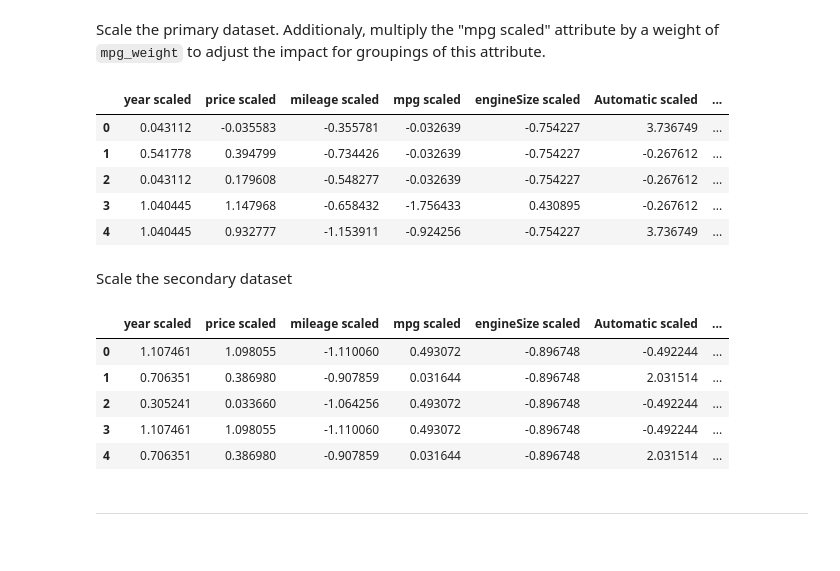
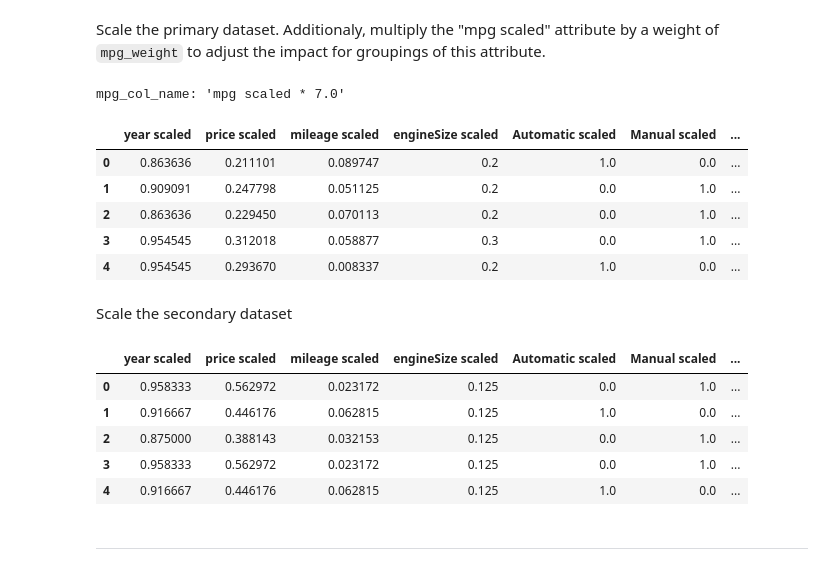
Before and after one commit to ddoggdiggitty/INFS-768-project, a Jupyter notebook: Group Project/Programming/CompiledKNN.ipynb, the cells around one changed output. Drawn from its saved outputs; the diff is of its cells as text; code cells hidden in the pictures.

```diff
--- a/Group Project/Programming/CompiledKNN.ipynb
+++ b/Group Project/Programming/CompiledKNN.ipynb
@@ -134,22 +142,30 @@ mpg_weight = 7.0
 # %%
 df = pd.read_csv("clean1_Ford.csv")
+# %%
+mpg_weight = 7.0
+
+# use mpg_col_name to rename the columns after adjusting the "mpg scaled" feature
+mpg_col_name = "mpg scaled * " + str(mpg_weight)
+print("mpg_col_name: '" + mpg_col_name + "'")
+# %% [output]
+mpg_col_name: 'mpg scaled * 7.0'
 # %%
-scaler = StandardScaler()
+scaler = MinMaxScaler()
 X = df.drop("model", axis=1)
 scaler.fit(X)
 X_scaled = scaler.transform(X)
 X.columns = X.columns + " scaled"
 X_scaled = pd.DataFrame(X_scaled, columns=X.columns)
-display(X_scaled.head())
-# %% [output]
-|  | year scaled | price scaled | mileage scaled | mpg scaled | engineSize scaled | Automatic scaled | ... |
-| 0 | 0.043112 | -0.035583 | -0.355781 | -0.032639 | -0.754227 | 3.736749 | ... |
-| 1 | 0.541778 | 0.394799 | -0.734426 | -0.032639 | -0.754227 | -0.267612 | ... |
-| 2 | 0.043112 | 0.179608 | -0.548277 | -0.032639 | -0.754227 | -0.267612 | ... |
-| 3 | 1.040445 | 1.147968 | -0.658432 | -1.756433 | 0.430895 | -0.267612 | ... |
-| 4 | 1.040445 | 0.932777 | -1.153911 | -0.924256 | -0.754227 | 3.736749 | ... |
 # %%
 # adjust the 'mpg scaled' feature
-mpg_scaled = X_scaled["mpg scaled"].to_frame()*mpg_weight
+mpg_scaled = X_scaled["mpg scaled"].to_frame(name=mpg_col_name)*mpg_weight
 X_scaled = pd.concat([X_scaled.drop("mpg scaled", axis=1), mpg_scaled], axis=1)
+display(X_scaled.head())
+# %% [output]
+|  | year scaled | price scaled | mileage scaled | engineSize scaled | Automatic scaled | Manual scaled | ... |
+| 0 | 0.863636 | 0.211101 | 0.089747 | 0.2 | 1.0 | 0.0 | ... |
+| 1 | 0.909091 | 0.247798 | 0.051125 | 0.2 | 0.0 | 1.0 | ... |
+| 2 | 0.863636 | 0.229450 | 0.070113 | 0.2 | 0.0 | 1.0 | ... |
+| 3 | 0.954545 | 0.312018 | 0.058877 | 0.3 | 0.0 | 1.0 | ... |
+| 4 | 0.954545 | 0.293670 | 0.008337 | 0.2 | 1.0 | 0.0 | ... |
 # %%
@@ -162,21 +176,21 @@ Scale the secondary dataset
 # %%
 df2 = pd.read_csv("clean2_Ford.csv")
 # %%
-scaler2 = StandardScaler()
+scaler2 = MinMaxScaler()
 X2 = df2.drop("model", axis=1)
 scaler2.fit(X2)
 X2_scaled = scaler2.transform(X2)
 X2.columns = X2.columns + " scaled"
 X2_scaled = pd.DataFrame(X2_scaled, columns=X2.columns)
-display(X2_scaled.head())
-# %% [output]
-|  | year scaled | price scaled | mileage scaled | mpg scaled | engineSize scaled | Automatic scaled | ... |
-| 0 | 1.107461 | 1.098055 | -1.110060 | 0.493072 | -0.896748 | -0.492244 | ... |
-| 1 | 0.706351 | 0.386980 | -0.907859 | 0.031644 | -0.896748 | 2.031514 | ... |
-| 2 | 0.305241 | 0.033660 | -1.064256 | 0.493072 | -0.896748 | -0.492244 | ... |
-| 3 | 1.107461 | 1.098055 | -1.110060 | 0.493072 | -0.896748 | -0.492244 | ... |
-| 4 | 0.706351 | 0.386980 | -0.907859 | 0.031644 | -0.896748 | 2.031514 | ... |
 # %%
-mpg_scaled = X2_scaled["mpg scaled"].to_frame()*mpg_weight
+mpg_scaled = X2_scaled["mpg scaled"].to_frame(name=mpg_col_name)*mpg_weight
 X2_scaled = pd.concat([X2_scaled.drop("mpg scaled", axis=1), mpg_scaled], axis=1)
+display(X2_scaled.head())
+# %% [output]
+|  | year scaled | price scaled | mileage scaled | engineSize scaled | Automatic scaled | Manual scaled | ... |
+| 0 | 0.958333 | 0.562972 | 0.023172 | 0.125 | 0.0 | 1.0 | ... |
+| 1 | 0.916667 | 0.446176 | 0.062815 | 0.125 | 1.0 | 0.0 | ... |
+| 2 | 0.875000 | 0.388143 | 0.032153 | 0.125 | 0.0 | 1.0 | ... |
+| 3 | 0.958333 | 0.562972 | 0.023172 | 0.125 | 0.0 | 1.0 | ... |
+| 4 | 0.916667 | 0.446176 | 0.062815 | 0.125 | 1.0 | 0.0 | ... |
 # %%
```
Also changed, not shown: parts of 32 cells of this notebook.
